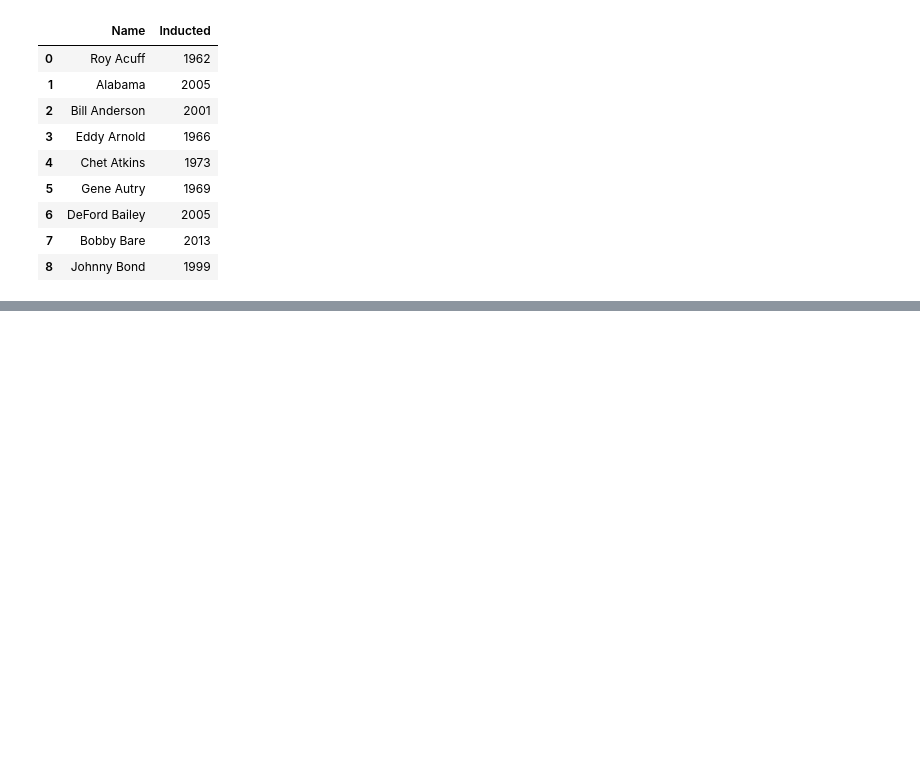
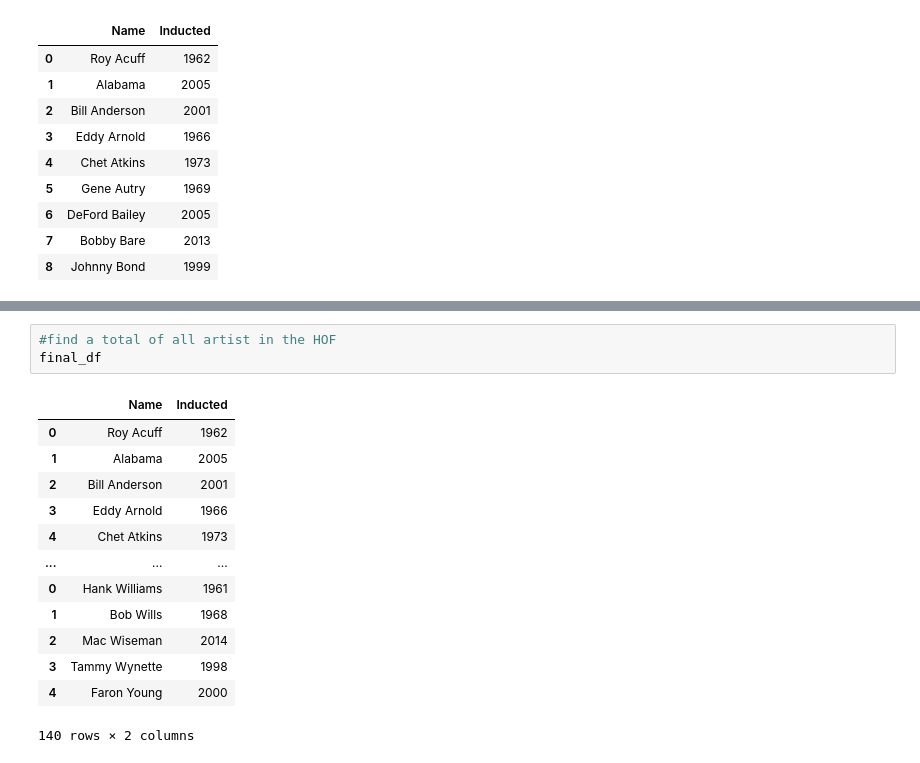
Before and after one commit to treybourgeois/web-scraping-country-music-hof-treybourgeois, a Jupyter notebook: country_music_notebook.ipynb, the cells around one changed output, grey strips where cells are left out. Drawn from its saved outputs; the diff is of its cells as text; blank space fills up the shorter version.

```diff
--- a/country_music_notebook.ipynb
+++ b/country_music_notebook.ipynb
@@ -144,0 +176,17 @@ URL_pages
+# %%
+#find a total of all artist in the HOF
+final_df
+# %% [output]
+|  | Name | Inducted |
+| 0 | Roy Acuff | 1962 |
+| 1 | Alabama | 2005 |
+| 2 | Bill Anderson | 2001 |
+| 3 | Eddy Arnold | 1966 |
+| 4 | Chet Atkins | 1973 |
+| ... | ... | ... |
+| 0 | Hank Williams | 1961 |
+| 1 | Bob Wills | 1968 |
+| 2 | Mac Wiseman | 2014 |
+| 3 | Tammy Wynette | 1998 |
+| 4 | Faron Young | 2000 |
+140 rows × 2 columns
```
Also changed, not shown: parts of 6 cells of this notebook.
